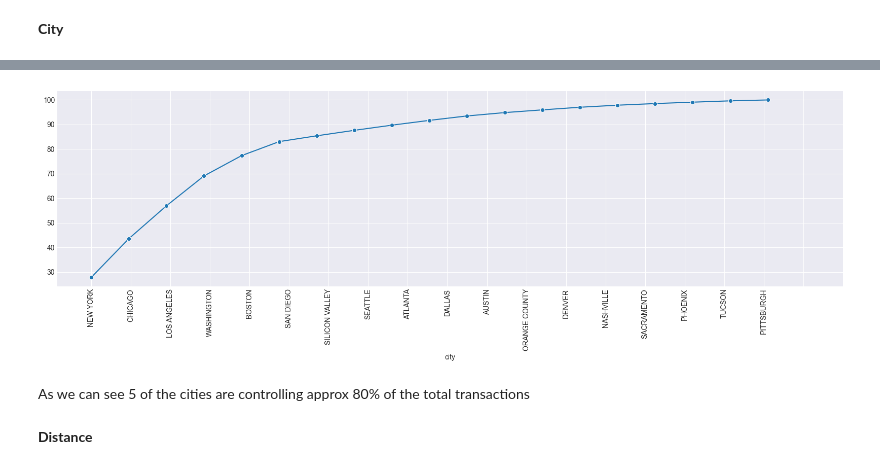
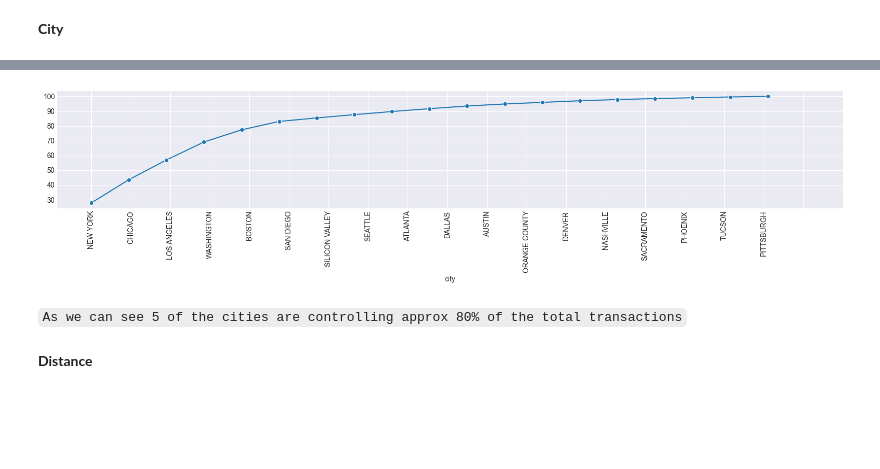
Before and after one commit to IamRaNo/cab_data_analysis, a Jupyter notebook: cab_data_analysis.ipynb, the cells around one changed output, grey strips where cells are left out. Saved outputs shown, nothing was run; the diff lists cells and outputs as text; code cells hidden in the pictures; blank space fills up the shorter version.

```diff
--- a/cab_data_analysis.ipynb
+++ b/cab_data_analysis.ipynb
@@ -402,10 +402,8 @@ data.head()
 | 2 | 10000013 | 2016-01-02 | Pink Cab | ATLANTA GA | 9.04 | 125.20 | 97.632 | 28712 | Cash | ... |
 | 3 | 10000014 | 2016-01-07 | Pink Cab | ATLANTA GA | 33.17 | 377.40 | 351.602 | 28020 | Cash | ... |
 | 4 | 10000015 | 2016-01-03 | Pink Cab | ATLANTA GA | 8.73 | 114.62 | 97.776 | 27182 | Card | ... |
-# %%
-data['profit']=data['price']-data['cost']
 # %%
-data.drop(columns=['date'],inplace=True)
+data.drop(columns=['date','transaction id'],inplace=True)
 # %%
 data.head()
 # %% [output]
@@ -504,5 +493,3 @@ data.head()
-# %%
-data['price per distance']=(data['price']/data['distance']).round(2)
 # %%
 data.head()
 # %% [output]
@@ -515,5 +502,3 @@ data.head()
-# %%
-data['in profit']=pd.DataFrame(np.where(data['profit']>0,True,False))
 # %% [markdown]
 ## Analysis of the data
 # %%
@@ -598,15 +573,15 @@ PITTSBURGH         0.365339
 Name: proportion, dtype: float64
 # %%
 city_percent=data['city'].value_counts(normalize=True)*100
-plt.figure(figsize=(20,5))
+plt.figure(figsize=(20,3))
 sns.lineplot(x=np.cumsum(city_percent).index, y=np.cumsum(city_percent).values, marker='o')
 plt.xticks(np.linspace(0,20,20),rotation=90)
 plt.grid("-")
 plt.show()
 # %% [output]
-[figure, old version]
+[figure, new version]
 # %% [markdown]
-As we can see 5 of the cities are controlling approx 80% of the total transactions
+`As we can see 5 of the cities are controlling approx 80% of the total transactions`
 # %% [markdown]
 **Distance**
 # %%
```
Also changed, not shown: parts of 112 cells of this notebook.
